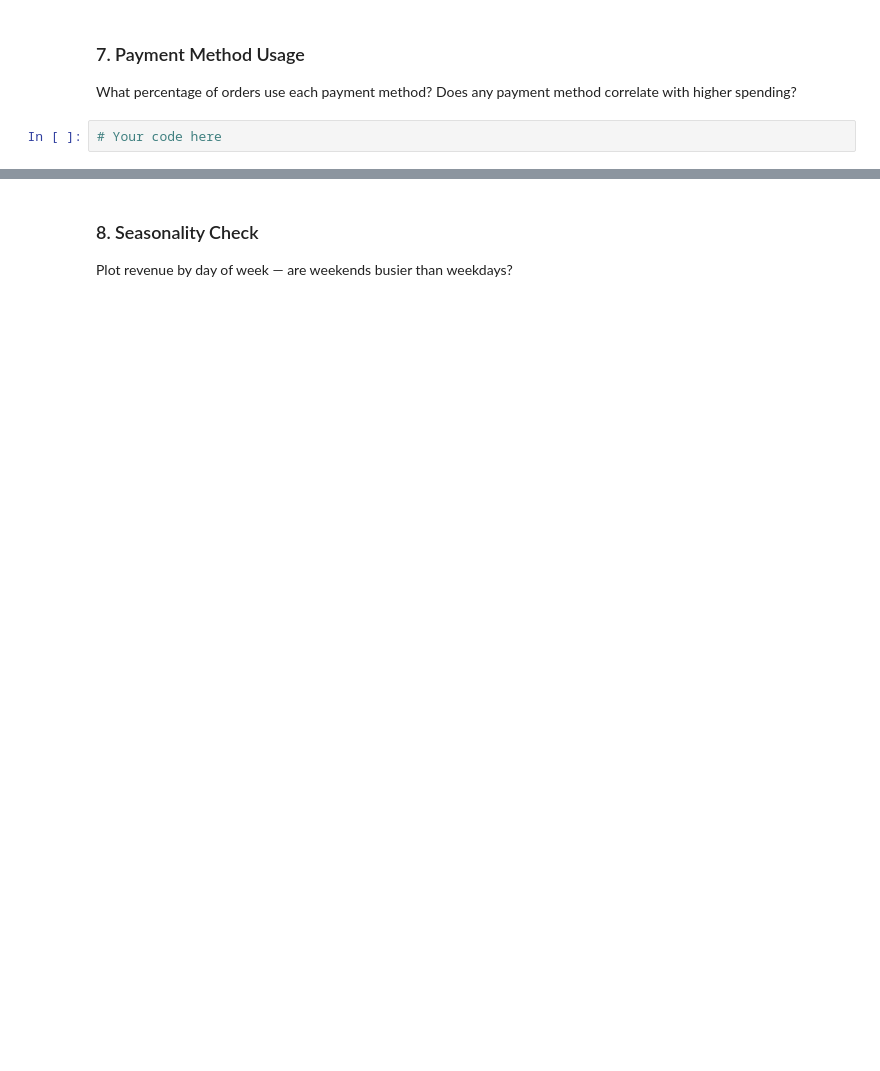
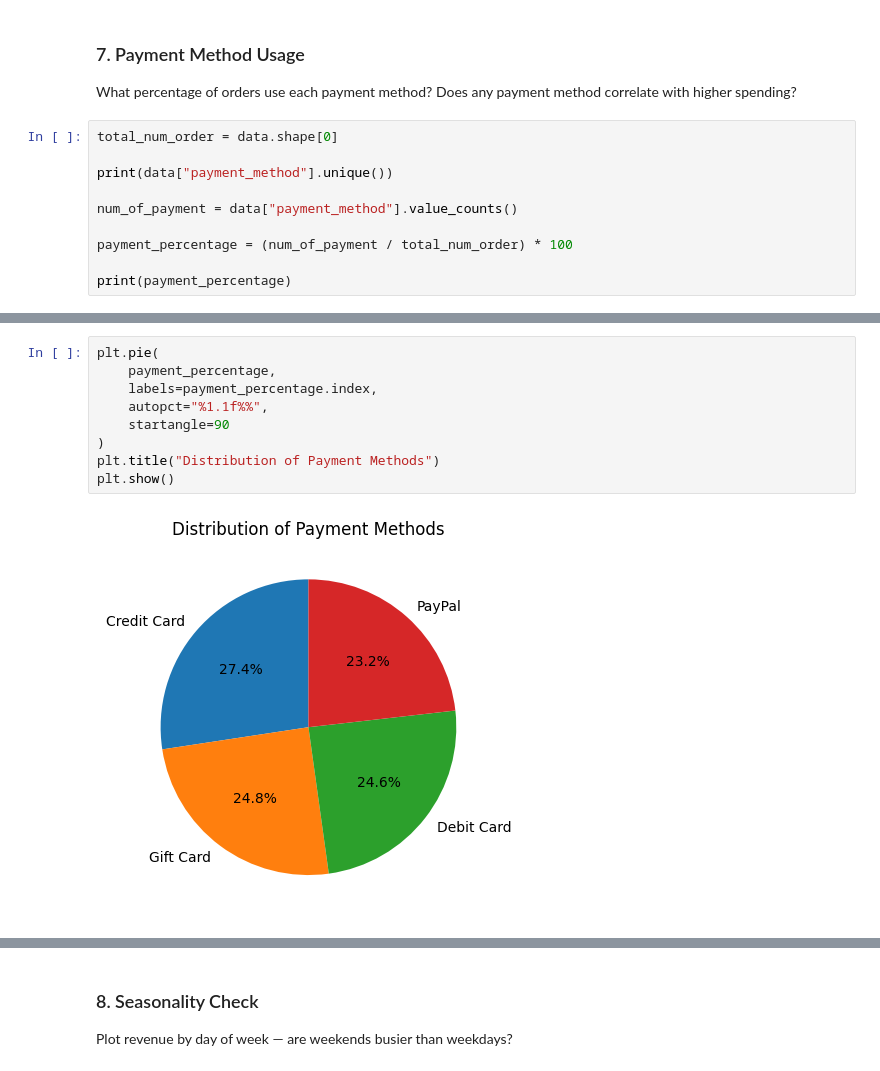
Before and after one commit to IceColdP17/ds-fall-2025-fri-0630, a Jupyter notebook: Week-06-Business-Stats-Analytics/exercise/yuki-li-exercise-week-06.ipynb, the cells around one changed output, grey strips where cells are left out. Drawn from its saved outputs; the diff is of its cells as text; blank space fills up the shorter version.

```diff
--- a/Week-06-Business-Stats-Analytics/exercise/yuki-li-exercise-week-06.ipynb
+++ b/Week-06-Business-Stats-Analytics/exercise/yuki-li-exercise-week-06.ipynb
@@ -212,4 +255,12 @@ Do discounted orders generate higher or lower revenue per order compared to non-
 ### 7. Payment Method Usage
 What percentage of orders use each payment method? Does any payment method correlate with higher spending?
 # %%
-# Your code here
+total_num_order = data.shape[0]
+
+print(data["payment_method"].unique())
+
+num_of_payment = data["payment_method"].value_counts()
+
+payment_percentage = (num_of_payment / total_num_order) * 100
+
+print(payment_percentage)
@@ -215,0 +275,11 @@ What percentage of orders use each payment method? Does any payment method corre
+# %%
+plt.pie(
+    payment_percentage,
+    labels=payment_percentage.index,
+    autopct="%1.1f%%",
+    startangle=90
+)
+plt.title("Distribution of Payment Methods")
+plt.show()
+# %% [output]
+[figure, added]
```
Also changed, not shown: parts of 9 cells of this notebook.
